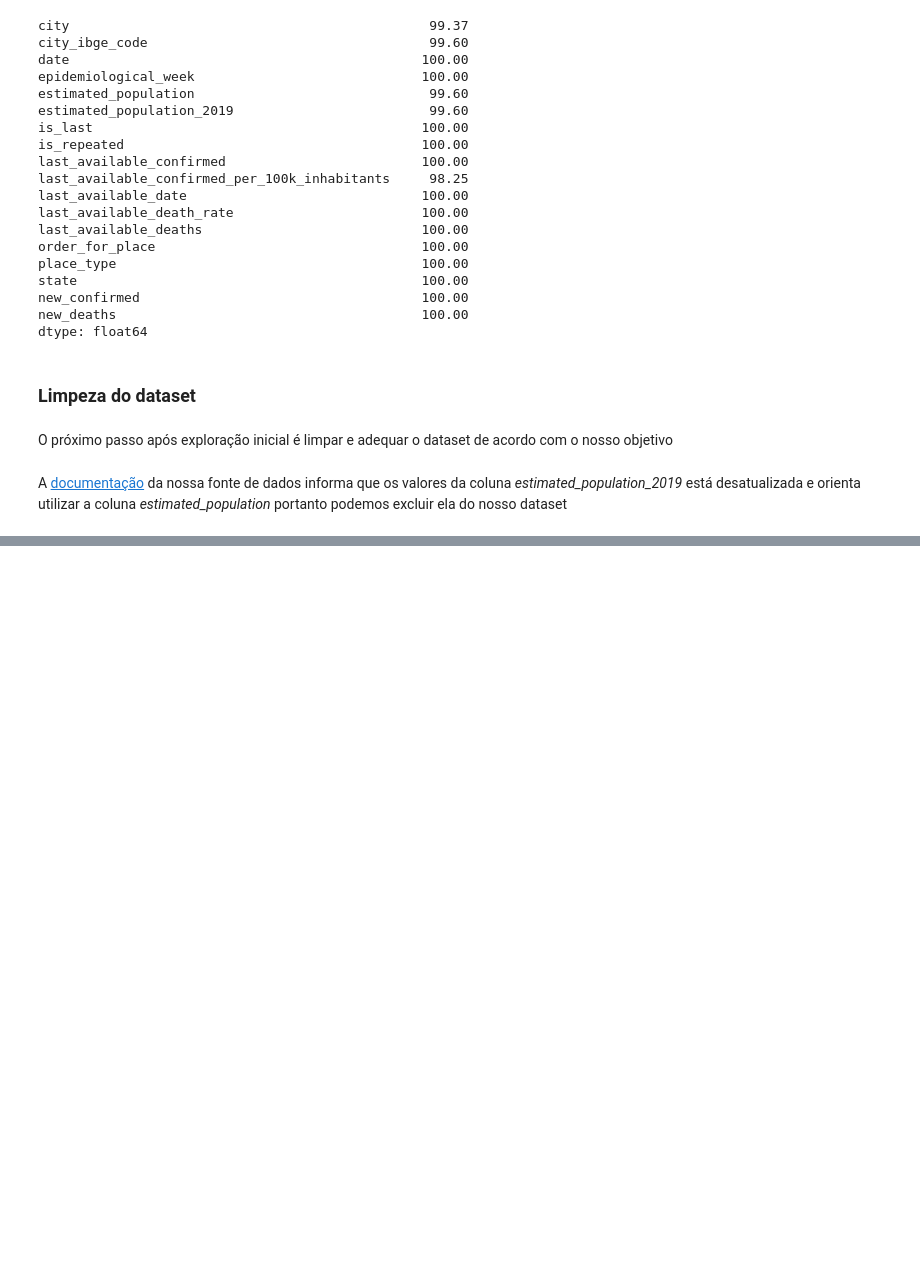
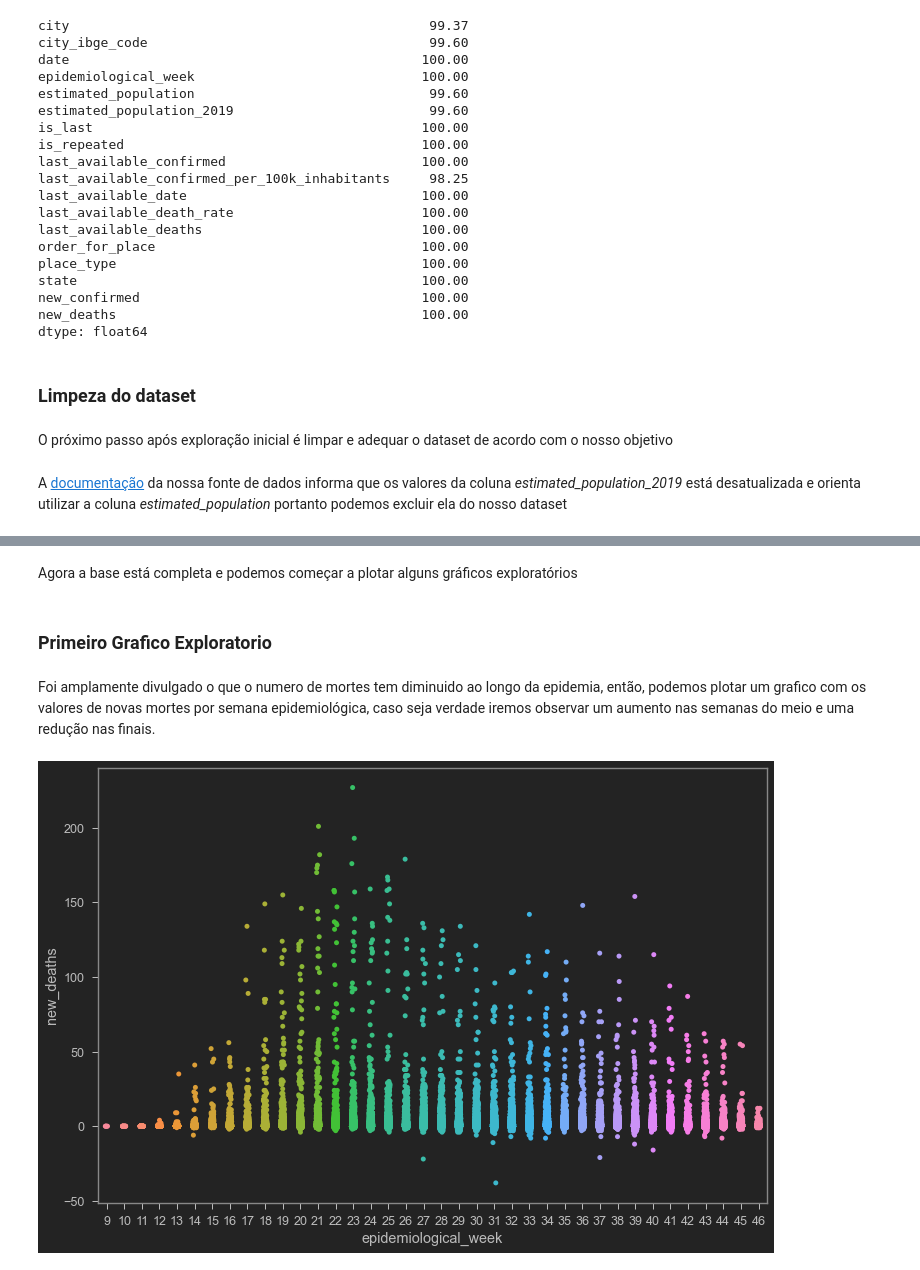
Before and after one commit to Igor-Arantes/Bootcamp-Data-Science-Aplicada, a Jupyter notebook: Igor_Arantes_Desafio_01.ipynb, the cells around one changed output, grey strips where cells are left out. Cells and saved outputs as stored; diff of their text form; code cells hidden in the pictures; blank space fills up the shorter version.

Commit message:
Limpeza e Primeiro grafico exploratorio

```diff
--- a/Igor_Arantes_Desafio_01.ipynb
+++ b/Igor_Arantes_Desafio_01.ipynb
@@ -103,8 +110,9 @@ dtype: float64
 # %% [markdown]
 O próximo passo após exploração inicial é limpar e adequar o dataset de acordo com o nosso objetivo
 # %%
-#Converter o campo data para o tipo datetime
+#Converter os colunas com data para o tipo datetime
 dados_covid['date'] = pd.to_datetime(dados_covid['date'], yearfirst=True)
+dados_covid['last_available_date'] = pd.to_datetime(dados_covid['last_available_date'], yearfirst=True)
 # %% [markdown]
 A [documentação](https://github.com/turicas/covid19-br/blob/master/api.md#casos) da nossa fonte de dados informa  que os valores da coluna _estimated_population_2019_ está desatualizada e orienta utilizar a coluna _estimated_population_ portanto podemos excluir ela do nosso dataset
 # %%
@@ -126,0 +122,3 @@ dados_covid.drop('estimated_population_2019', axis=1, inplace=True)
+# %%
+dados_covid = dados_covid.query("city != 'Importados/Indefinidos'")
+dados_covid = dados_covid[dados_covid['city'].isna() == False]
@@ -126,0 +148,3 @@ dados_covid.drop('estimated_population_2019', axis=1, inplace=True)
+# %%
+dados_covid.drop('last_available_confirmed_per_100k_inhabitants', axis=1, inplace=True)
+dados_covid['last_available_confirmed_per_100k_inhabitants'] = dados_covid['last_available_confirmed'] * (dados_covid['estimated_population']/100000)
@@ -126,0 +172,13 @@ dados_covid.drop('estimated_population_2019', axis=1, inplace=True)
+# %% [markdown]
+Agora a base está completa e podemos começar a plotar alguns gráficos exploratórios
+# %% [markdown]
+### Primeiro Grafico Exploratorio
+# %% [markdown]
+Foi amplamente divulgado o que o numero de mortes tem diminuido ao longo da  epidemia, então, podemos plotar um grafico com os valores de novas mortes por semana epidemiológica, caso seja verdade iremos observar um aumento nas semanas do meio e  uma redução nas  finais.
+# %%
+plt.figure( figsize=(12,8))
+sns.stripplot(x='epidemiological_week',y='new_deaths',
+               data=dados_covid[['epidemiological_week','new_deaths']])
+plt.show()
+# %% [output]
+[figure, added]
```
Also changed, not shown: parts of 13 cells of this notebook.
